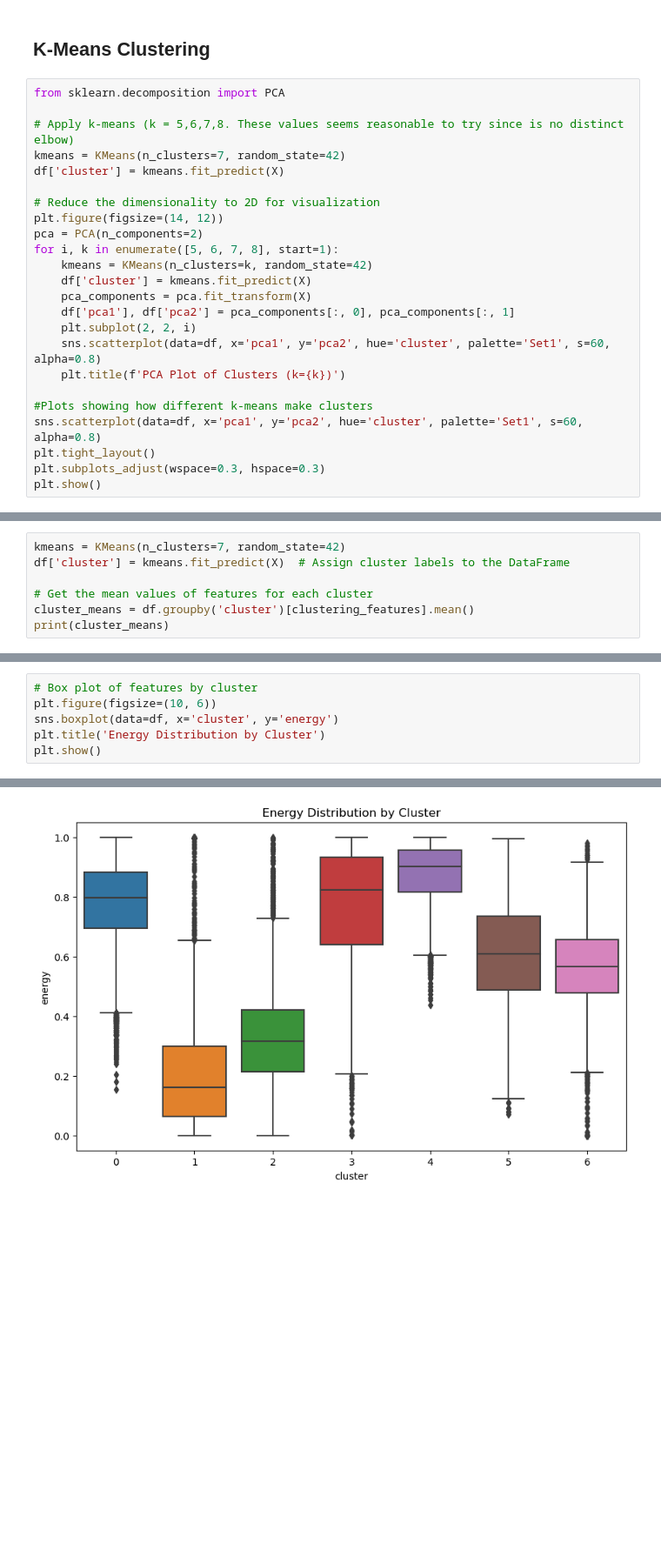
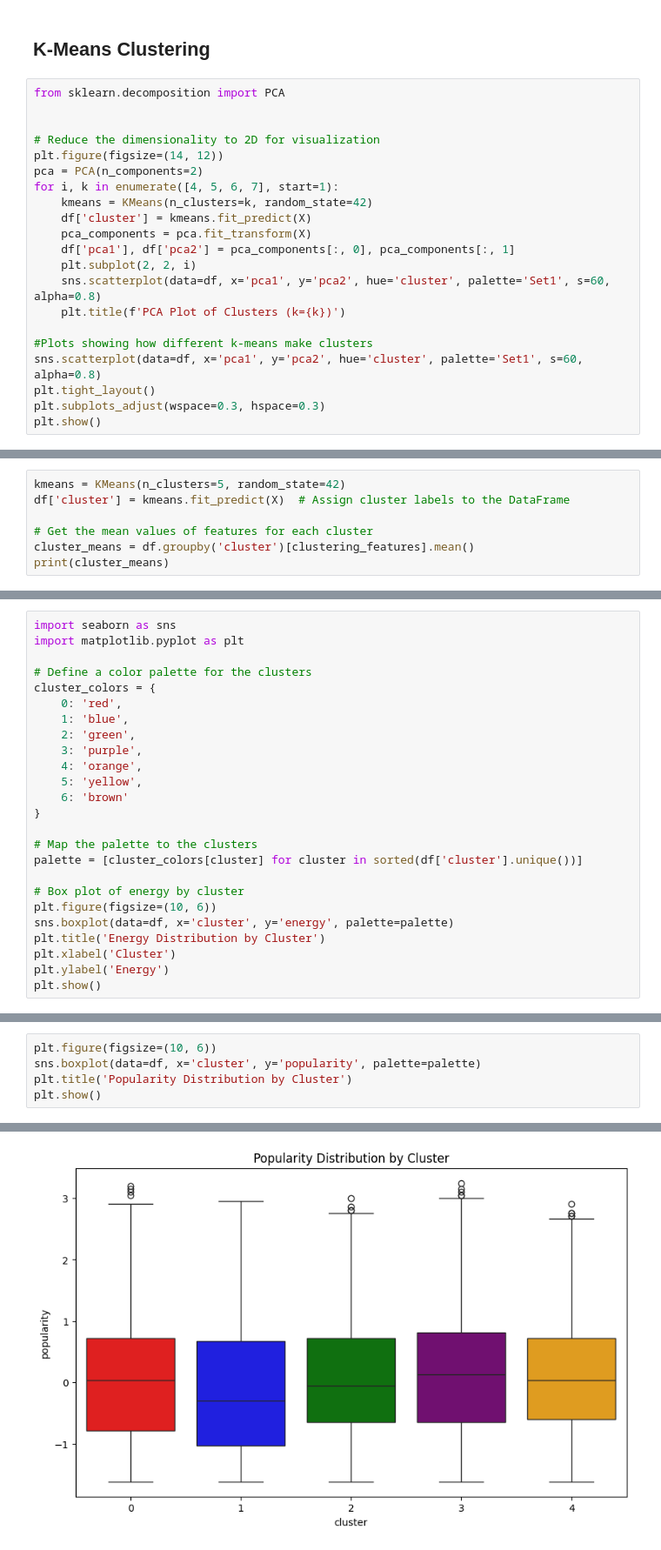
Before and after one commit to Ayafahim/computational_tools_project, a Jupyter notebook: clustering.ipynb, the cells around one changed output, grey strips where cells are left out. Shown at 87% size. Saved outputs shown, nothing was run; the diff lists cells and outputs as text; blank space fills up the shorter version.

```diff
--- a/clustering.ipynb
+++ b/clustering.ipynb
@@ -57,14 +75,11 @@ plt.show()
 # %%
 from sklearn.decomposition import PCA
 
-# Apply k-means (k = 5,6,7,8. These values seems reasonable to try since is no distinct elbow)
-kmeans = KMeans(n_clusters=7, random_state=42)
-df['cluster'] = kmeans.fit_predict(X)
 
 # Reduce the dimensionality to 2D for visualization
 plt.figure(figsize=(14, 12))
 pca = PCA(n_components=2)
-for i, k in enumerate([5, 6, 7, 8], start=1):
+for i, k in enumerate([4, 5, 6, 7], start=1):
     kmeans = KMeans(n_clusters=k, random_state=42)
     df['cluster'] = kmeans.fit_predict(X)
     pca_components = pca.fit_transform(X)
@@ -103,5 +126,5 @@ The first table provides the mean values for each feature within each cluster. T
 # %%
-kmeans = KMeans(n_clusters=7, random_state=42)
+kmeans = KMeans(n_clusters=5, random_state=42)
 df['cluster'] = kmeans.fit_predict(X)  # Assign cluster labels to the DataFrame
 
 # Get the mean values of features for each cluster
@@ -258,0 +255,25 @@ df[['cluster', 'cluster_label']].head()
+# %%
+import seaborn as sns
+import matplotlib.pyplot as plt
+
+# Define a color palette for the clusters
+cluster_colors = {
+    0: 'red',
+    1: 'blue',
+    2: 'green',
+    3: 'purple',
+    4: 'orange',
+    5: 'yellow',
+    6: 'brown'
+}
+
+# Map the palette to the clusters
+palette = [cluster_colors[cluster] for cluster in sorted(df['cluster'].unique())]
+
+# Box plot of energy by cluster
+plt.figure(figsize=(10, 6))
+sns.boxplot(data=df, x='cluster', y='energy', palette=palette)
+plt.title('Energy Distribution by Cluster')
+plt.xlabel('Cluster')
+plt.ylabel('Energy')
+plt.show()
@@ -259,7 +293,6 @@ df[['cluster', 'cluster_label']].head()
 # %%
-# Box plot of features by cluster
 plt.figure(figsize=(10, 6))
-sns.boxplot(data=df, x='cluster', y='energy')
-plt.title('Energy Distribution by Cluster')
+sns.boxplot(data=df, x='cluster', y='popularity', palette=palette)
+plt.title('Popularity Distribution by Cluster')
 plt.show()
 # %% [output]
@@ -266 +302 @@ plt.show()
-[figure, old version]
+[figure, new version]
```
Also changed, not shown: parts of 28 cells of this notebook, 10 other files.
